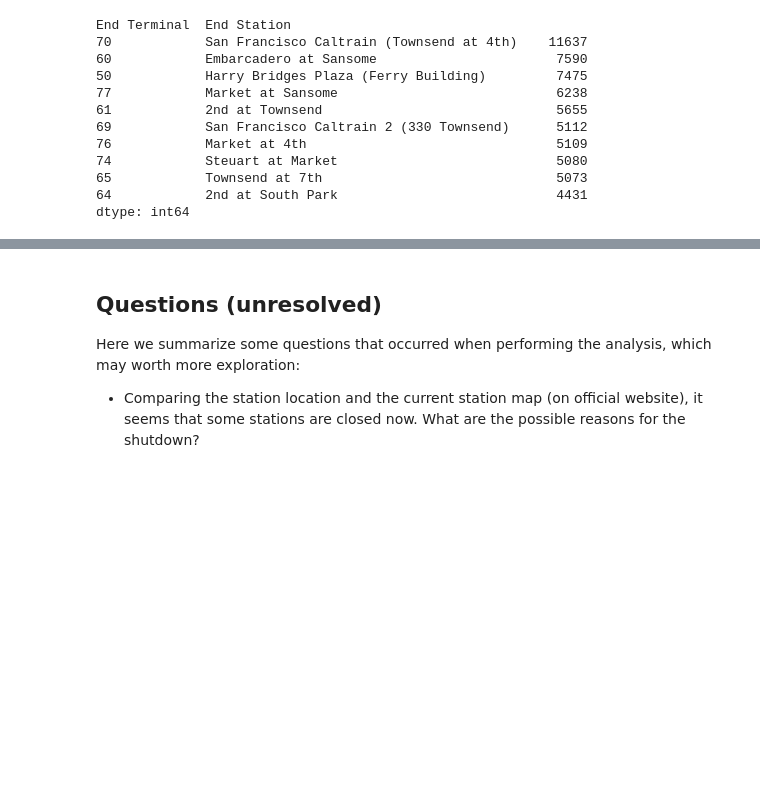
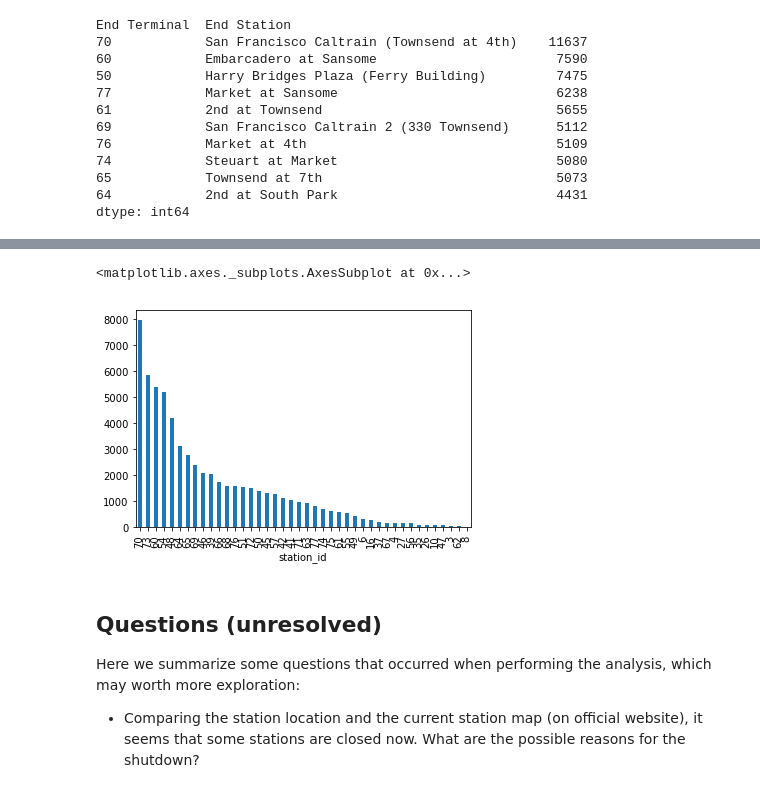
Before and after one commit to 2204bestdvd/Springboard-capstone, a Jupyter notebook: bike_share_eda.ipynb, the cells around one changed output, grey strips where cells are left out. Cells and saved outputs as stored; diff of their text form; code cells hidden in the pictures; blank space fills up the shorter version.

```diff
--- a/bike_share_eda.ipynb
+++ b/bike_share_eda.ipynb
@@ -192,3 +261,10 @@ dtype: int64
+# %%
+# Distribution of the total time duration where no docks are available
+zero_dock = station_status[station_status.docks_available == 0]
+zero_dock.groupby('station_id').size().sort_values(ascending=False).plot(kind='bar')
+# %% [output]
+<matplotlib.axes._subplots.AxesSubplot at 0x...>
+[figure, added]
 # %% [markdown]
 ## Questions (unresolved)
 Here we summarize some questions that occurred when performing the analysis, which may worth more exploration:
```
Also changed, not shown: parts of 17 cells of this notebook.
